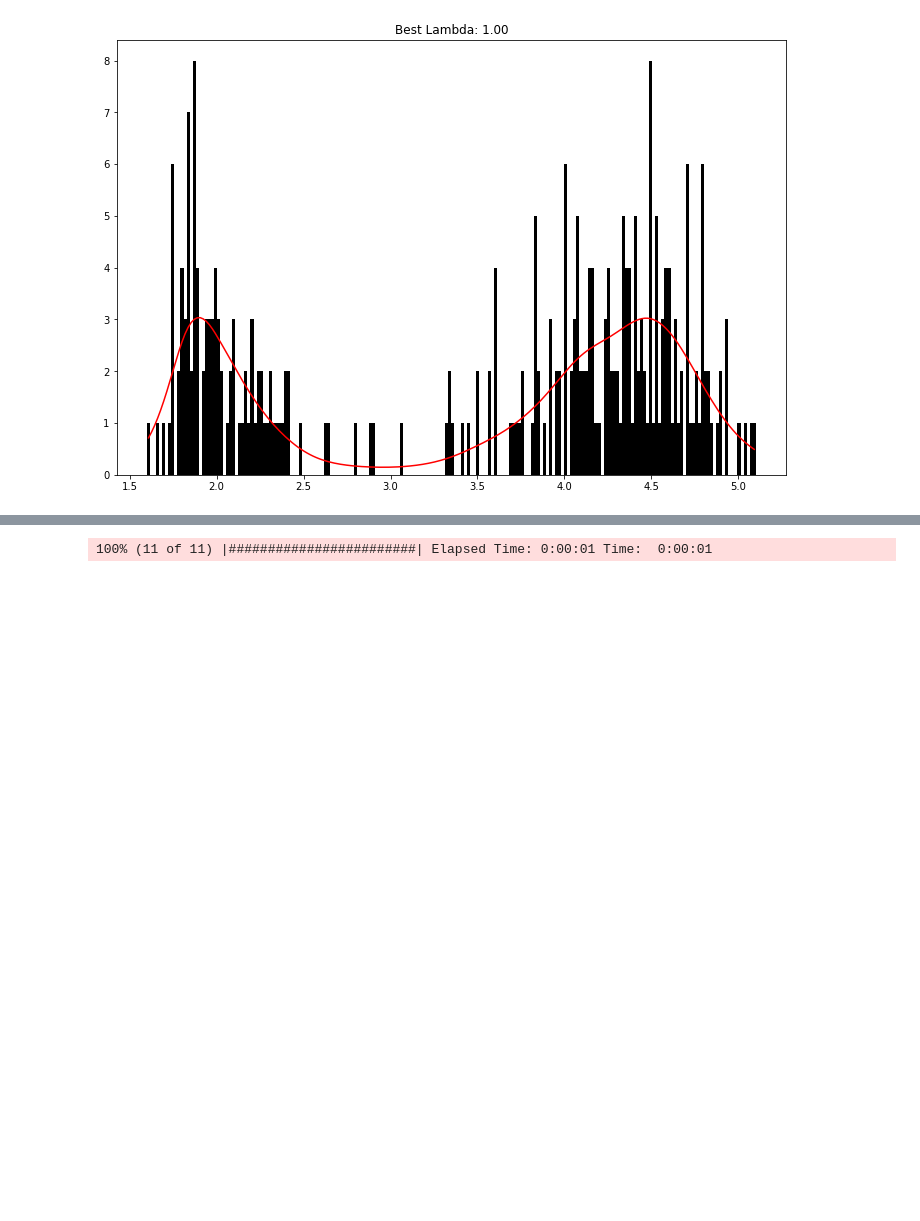
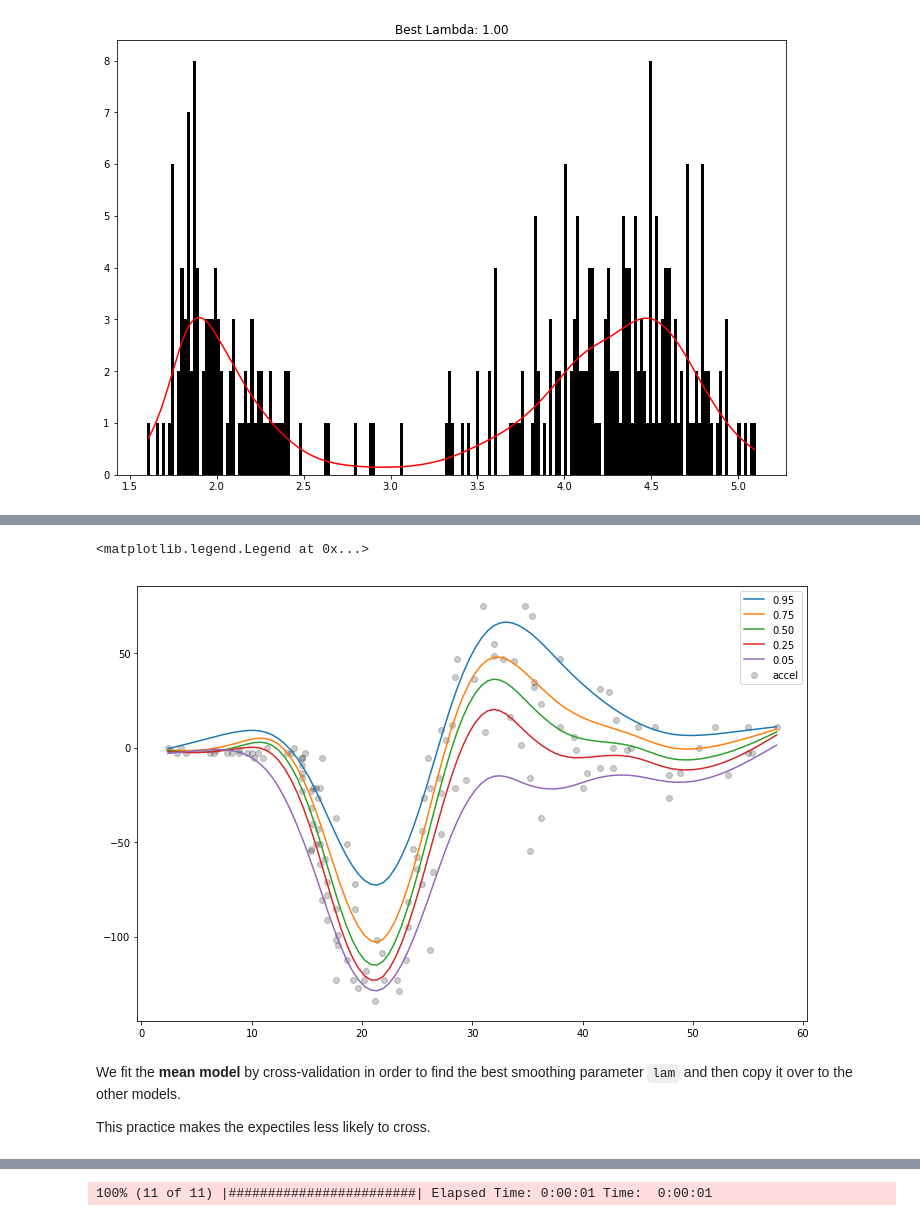
Before and after one commit to dswah/pyGAM, a Jupyter notebook: doc/source/notebooks/getting_started.ipynb, the cells around one changed output, grey strips where cells are left out. Saved outputs shown, nothing was run; the diff lists cells and outputs as text; code cells hidden in the pictures; blank space fills up the shorter version.

```diff
--- a/doc/source/notebooks/getting_started.ipynb
+++ b/doc/source/notebooks/getting_started.ipynb
@@ -307,0 +331,17 @@ plt.title('Best Lambda: {0:.2f}'.format(gam.lam[0][0]));
+# %%
+from pygam import ExpectileGAM
+from pygam.datasets import mcycle
+
+X, y = mcycle(return_X_y=True)
+
+# lets fit the mean model first by CV
+gam50 = ExpectileGAM(expectile=0.5).gridsearch(X, y)
+
+# and copy the smoothing to the other models
+lam = gam50.lam
+
+# now fit a few more models
+gam95 = ExpectileGAM(expectile=0.95, lam=lam).fit(X, y)
+gam75 = ExpectileGAM(expectile=0.75, lam=lam).fit(X, y)
+gam25 = ExpectileGAM(expectile=0.25, lam=lam).fit(X, y)
+gam05 = ExpectileGAM(expectile=0.05, lam=lam).fit(X, y)
@@ -308,3 +350,20 @@ plt.title('Best Lambda: {0:.2f}'.format(gam.lam[0][0]));
+# %%
+XX = gam95.generate_X_grid(term=0)
+
+plt.scatter(X, y, c='k', alpha=0.2)
+plt.plot(XX, gam95.predict(XX), label='0.95')
+plt.plot(XX, gam75.predict(XX), label='0.75')
+plt.plot(XX, gam50.predict(XX), label='0.50')
+plt.plot(XX, gam25.predict(XX), label='0.25')
+plt.plot(XX, gam05.predict(XX), label='0.05')
+plt.legend()
+# %% [output]
+<matplotlib.legend.Legend at 0x...>
+[figure, added]
+# %% [markdown]
+We fit the **mean model** by cross-validation in order to find the best smoothing parameter `lam` and then copy it over to the other models.
+
+This practice makes the expectiles less likely to cross.
 # %% [markdown]
 ## Custom Models
 
```
Also changed, not shown: parts of 12 cells of this notebook, 1 other file.
